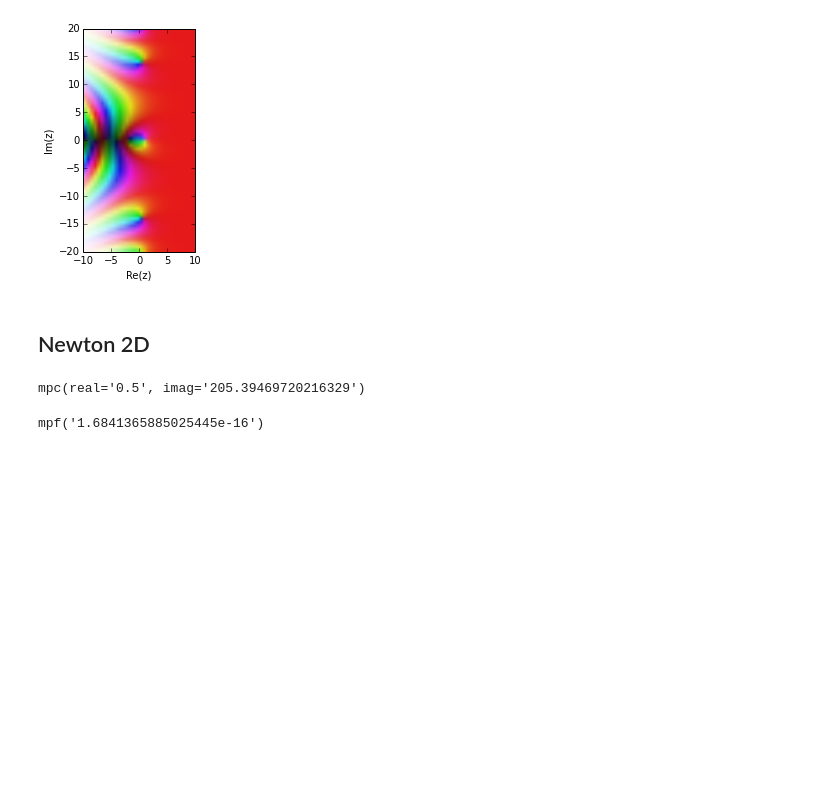
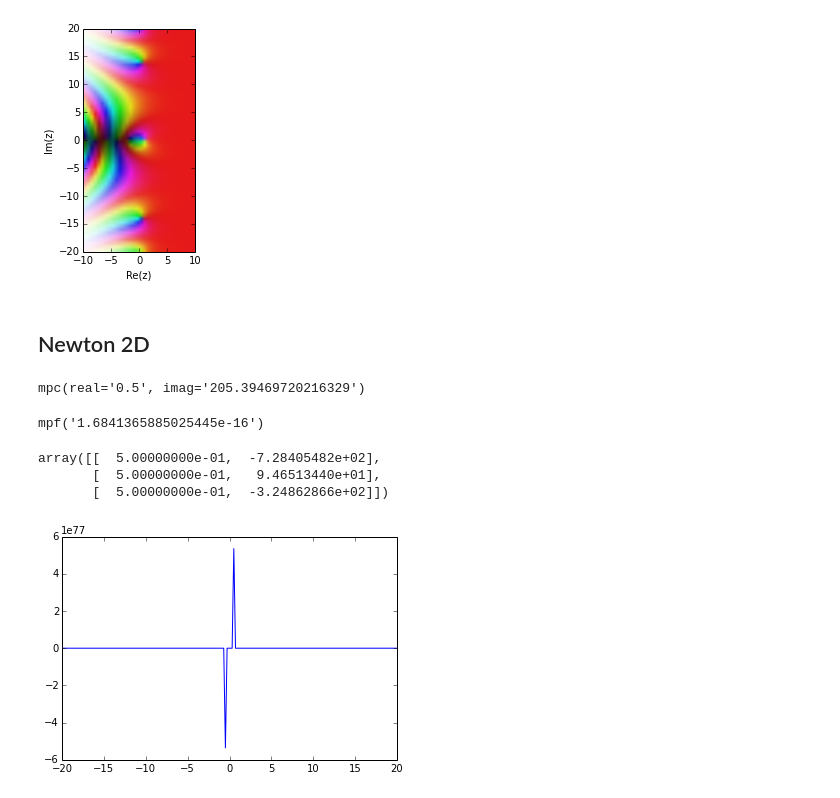
Before and after one commit to davidphysdavalos/ClasePython, a Jupyter notebook: ProyectoFinal/ZetaZeros.ipynb, the cells around one changed output. Saved outputs shown, nothing was run; the diff lists cells and outputs as text; code cells hidden in the pictures; blank space fills up the shorter version.

```diff
--- a/ProyectoFinal/ZetaZeros.ipynb
+++ b/ProyectoFinal/ZetaZeros.ipynb
@@ -210,3 +210,18 @@ def listazeros(n):
         lista[i,0], lista[i,1] = float(x.real), float(x.imag)
 
     return lista
+# %%
+listazeros(3)
+# %% [output]
+array([[  5.00000000e-01,  -7.28405482e+02],
+       [  5.00000000e-01,   9.46513440e+01],
+       [  5.00000000e-01,  -3.24862866e+02]])
+# %%
+x=np.linspace(-20,20,200)
+y=list(Zmul(0.5+x*I).imag)
+# %%
+plt.figure()
+plt.plot(x,y)
+plt.show()
+# %% [output]
+[figure, added]
```
Also changed, not shown: parts of 3 cells of this notebook.
